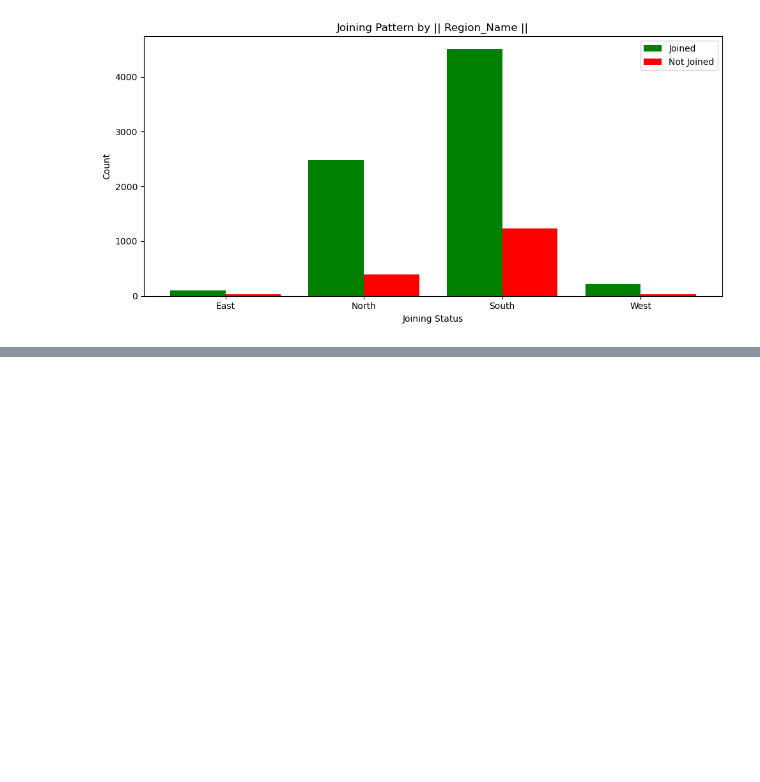
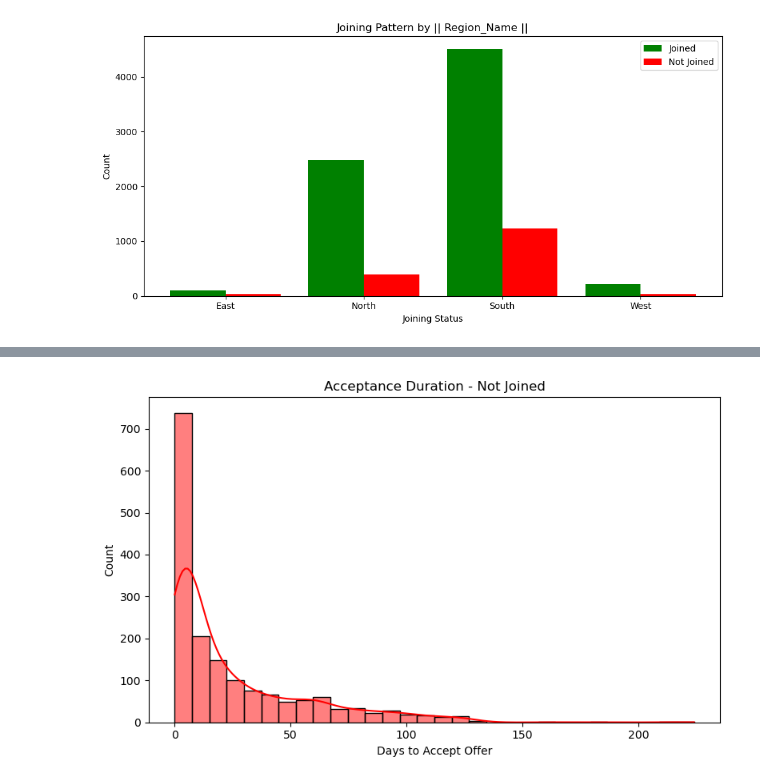
Before and after one commit to srineogideloitte/Group_A5_Capstone_Project, a Jupyter notebook: Question_Answers_1.ipynb, the cells around one changed output, grey strips where cells are left out. Cells and saved outputs as stored; diff of their text form; code cells hidden in the pictures; blank space fills up the shorter version.

```diff
--- a/Question_Answers_1.ipynb
+++ b/Question_Answers_1.ipynb
@@ -204,0 +275,13 @@ for col in useful_features_categorical:
+# %%
+not_joined = data[data['Status'] == 'Not Joined']['Acceptance_days']
+
+plt.figure(figsize=(8, 5))
+sns.histplot(not_joined, bins=30, color='red', kde=True)
+plt.xlabel('Days to Accept Offer')
+plt.ylabel('Count')
+plt.title('Acceptance Duration - Not Joined')
+
+plt.tight_layout()
+plt.show()
+# %% [output]
+[figure, added]
```
Also changed, not shown: parts of 19 cells of this notebook.
